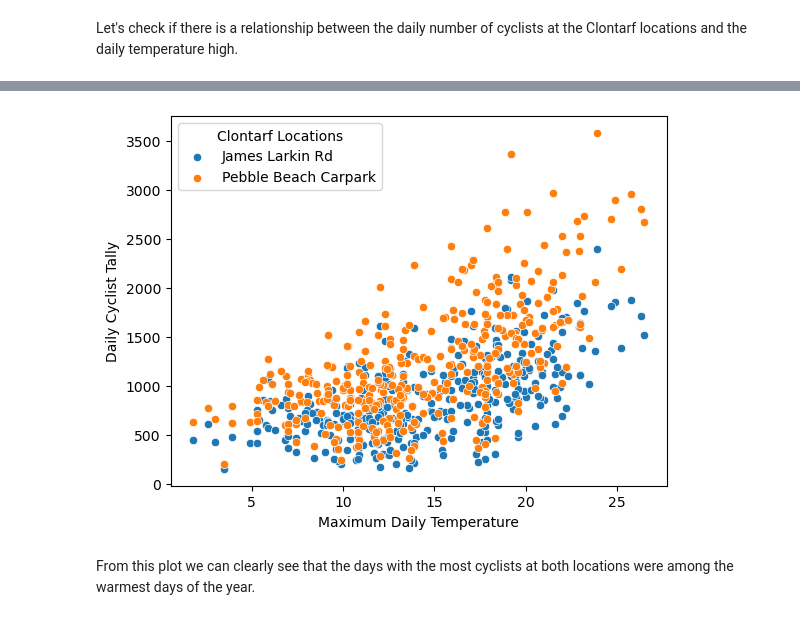
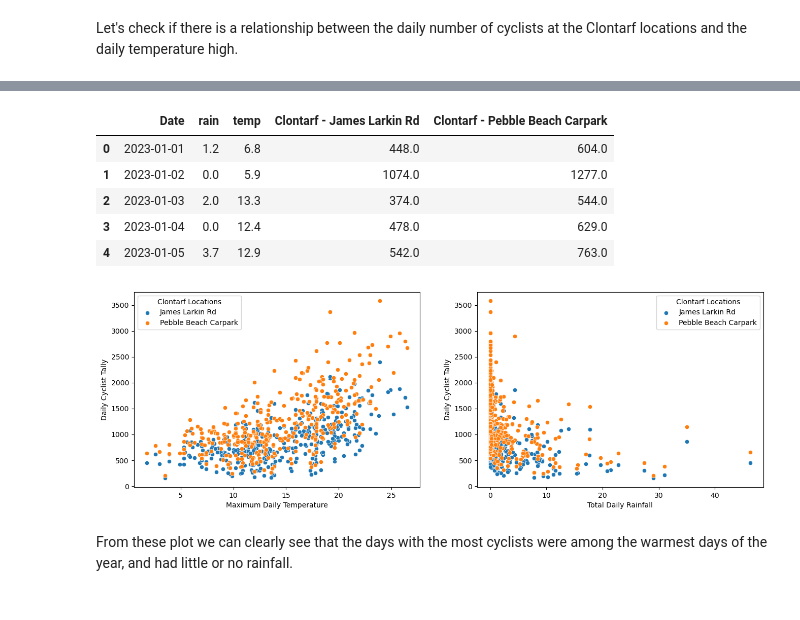
Before and after one commit to markmccrystall/cyclists, a Jupyter notebook: dublin_cycle.ipynb, the cells around one changed output, grey strips where cells are left out. Saved outputs shown, nothing was run; the diff lists cells and outputs as text; code cells hidden in the pictures.

```diff
--- a/dublin_cycle.ipynb
+++ b/dublin_cycle.ipynb
@@ -212,19 +280,19 @@ Data columns (total 5 columns):
 dtypes: object(5)
 memory usage: 7.1+ MB
 # %%
-# Convert 'date' to datetime
+# Convert 'date' to datetime and rename to 'Date'
 weather['date'] = pd.to_datetime(weather['date'], format='%d/%m/%Y %H:%M')
+weather.rename(columns={"date": "Date"}, inplace=True)
 # %%
 # Convert rain, temp, wetb and rhum columns to numeric type
+weather_columns = ['rain', 'temp', 'wetb', 'rhum']
 
-weather['rain'] = pd.to_numeric(weather['rain'], errors='coerce')
-weather['temp'] = pd.to_numeric(weather['temp'], errors='coerce')
-weather['wetb'] = pd.to_numeric(weather['wetb'], errors='coerce')
-weather['rhum'] = pd.to_numeric(weather['rhum'], errors='coerce')
+for x in weather_columns:
+    weather[x] = pd.to_numeric(weather[x], errors='coerce')
 # %%
 # Create a new dataframe containing only the 2023 weather data
 
-weather2023 = weather[weather['date'].dt.year == 2023]
+weather2023 = weather[weather['Date'].dt.year == 2023]
 # %%
 weather2023.head()
 # %% [output]
@@ -265,20 +324,39 @@ merged_data.head()
 # %%
-daily_total_rain = merged_data.groupby(merged_data["Time"].dt.date)["rain"].sum().reset_index()
-daily_max_temp = merged_data.groupby(merged_data["Time"].dt.date)["temp"].max().reset_index()
+daily_total_rain = weather2023.groupby(weather2023["Date"].dt.date)["rain"].sum().reset_index() # Sum the total daily rainfall
+daily_max_temp = weather2023.groupby(weather2023["Date"].dt.date)["temp"].max().reset_index() # Select the daily max recorded temperature
 
-clontarf_larkin = merged_data.groupby(merged_data["Time"].dt.date)["Clontarf - James Larkin Rd"].sum().reset_index()
-clontarf_beach = merged_data.groupby(merged_data["Time"].dt.date)["Clontarf - Pebble Beach Carpark"].sum().reset_index()
+clontarf_larkin = daily_data.groupby(daily_data["Date"].dt.date)["Clontarf - James Larkin Rd"].sum().reset_index()
+clontarf_beach = daily_data.groupby(daily_data["Date"].dt.date)["Clontarf - Pebble Beach Carpark"].sum().reset_index()
 
-clontarf_daily_data = daily_total_rain.merge(daily_max_temp, on="Time").merge(clontarf_larkin, on="Time").merge(clontarf_beach, on="Time")
+clontarf_daily_data = daily_total_rain.merge(daily_max_temp, on="Date").merge(clontarf_larkin, on="Date").merge(clontarf_beach, on="Date")
+# %%
+clontarf_daily_data.head()
+# %% [output]
+|  | Date | rain | temp | Clontarf - James Larkin Rd | Clontarf - Pebble Beach Carpark |
+| 0 | 2023-01-01 | 1.2 | 6.8 | 448.0 | 604.0 |
+| 1 | 2023-01-02 | 0.0 | 5.9 | 1074.0 | 1277.0 |
+| 2 | 2023-01-03 | 2.0 | 13.3 | 374.0 | 544.0 |
+| 3 | 2023-01-04 | 0.0 | 12.4 | 478.0 | 629.0 |
+| 4 | 2023-01-05 | 3.7 | 12.9 | 542.0 | 763.0 |
 # %%
+plt.figure(figsize=(16,5))
+
+plt.subplot(121)
 sns.scatterplot(y="Clontarf - James Larkin Rd", x="temp", data=clontarf_daily_data, label="James Larkin Rd")
 sns.scatterplot(y="Clontarf - Pebble Beach Carpark", x="temp", data=clontarf_daily_data, label="Pebble Beach Carpark")
 plt.legend(title="Clontarf Locations")
 plt.ylabel("Daily Cyclist Tally")
 plt.xlabel("Maximum Daily Temperature")
 
+plt.subplot(122)
+sns.scatterplot(y="Clontarf - James Larkin Rd", x="rain", data=clontarf_daily_data, label="James Larkin Rd")
+sns.scatterplot(y="Clontarf - Pebble Beach Carpark", x="rain", data=clontarf_daily_data, label="Pebble Beach Carpark")
+plt.legend(title="Clontarf Locations")
+plt.ylabel("Daily Cyclist Tally")
+plt.xlabel("Total Daily Rainfall")
+
 plt.show()
 # %% [output]
-[figure, old version]
+[figure, new version]
 # %% [markdown]
-From this plot we can clearly see that the days with the most cyclists at both locations were among the warmest days of the year.
+From these plot we can clearly see that the days with the most cyclists were among the warmest days of the year, and had little or no rainfall.
```
Also changed, not shown: parts of 26 cells of this notebook.
